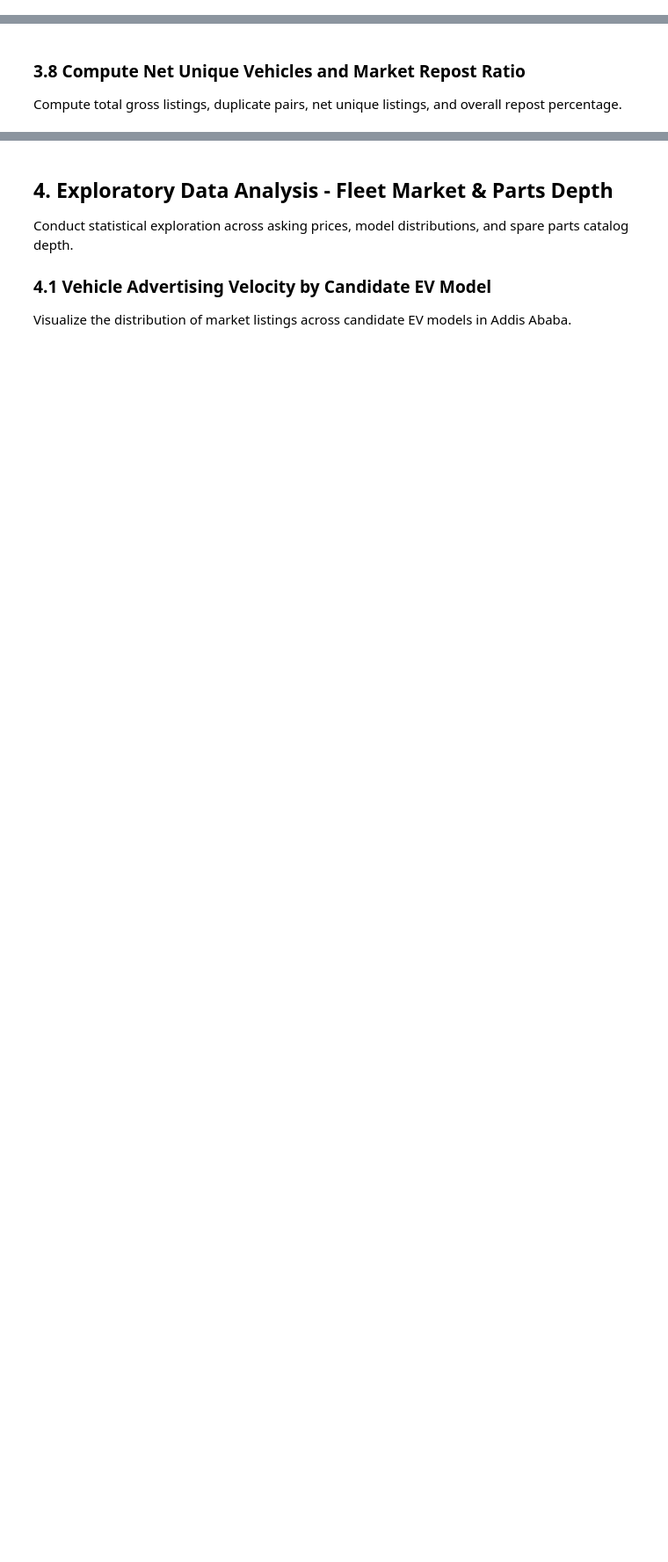
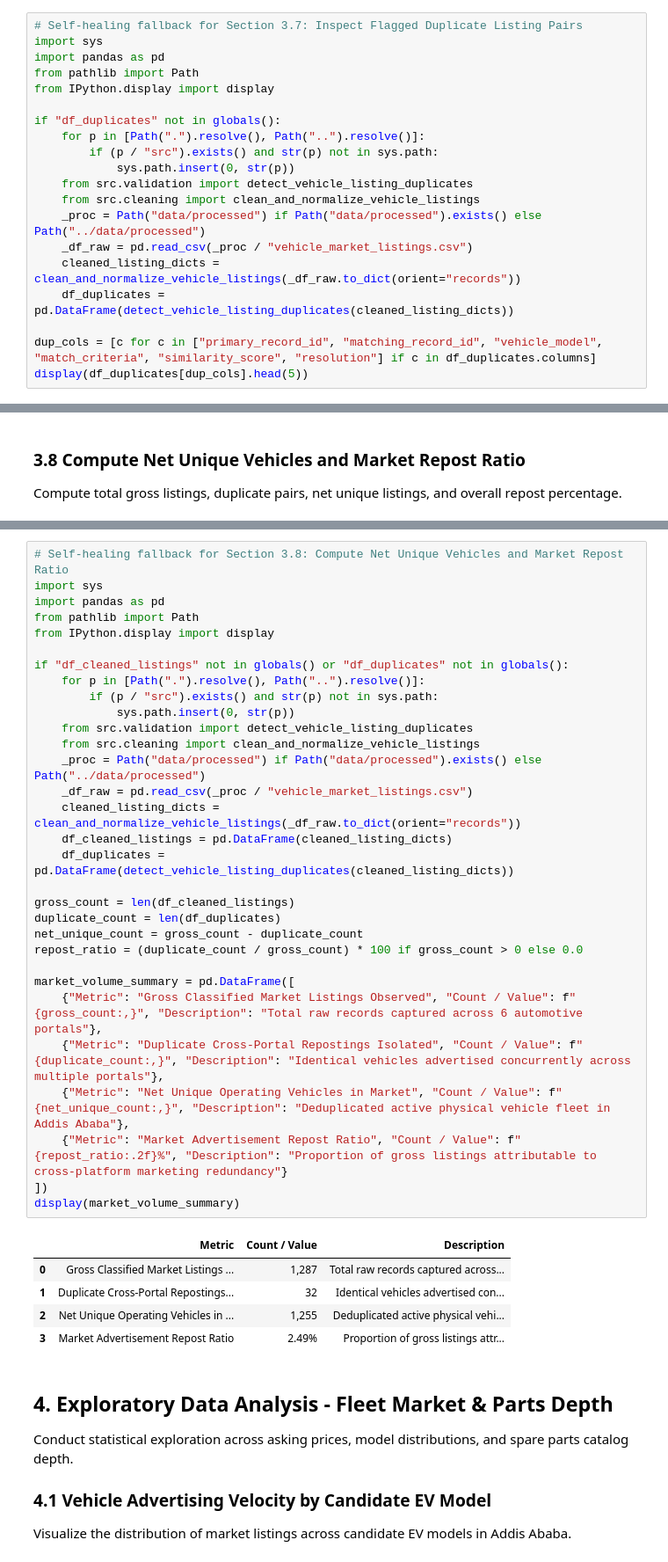
Before and after one commit to EstarCode/ev-spare-parts-prioritization, a Jupyter notebook: notebooks/Abraham_Amogne_EV_Spare_Parts_Prioritization.ipynb, the cells around one changed output, grey strips where cells are left out. Shown at 88% size. Saved outputs shown, nothing was run; the diff lists cells and outputs as text; blank space fills up the shorter version.

Commit message:
fix(notebook): make Sections 3.5, 3.6, 3.7 completely self-healing and standalone runnable

```diff
--- a/notebooks/Abraham_Amogne_EV_Spare_Parts_Prioritization.ipynb
+++ b/notebooks/Abraham_Amogne_EV_Spare_Parts_Prioritization.ipynb
@@ -462,0 +510,20 @@ display(df_duplicates[["primary_record_id", "matching_record_id", "vehicle_model
+# %%
+# Self-healing fallback for Section 3.7: Inspect Flagged Duplicate Listing Pairs
+import sys
+import pandas as pd
+from pathlib import Path
+from IPython.display import display
+
+if "df_duplicates" not in globals():
+    for p in [Path(".").resolve(), Path("..").resolve()]:
+        if (p / "src").exists() and str(p) not in sys.path:
+            sys.path.insert(0, str(p))
+    from src.validation import detect_vehicle_listing_duplicates
+    from src.cleaning import clean_and_normalize_vehicle_listings
+    _proc = Path("data/processed") if Path("data/processed").exists() else Path("../data/processed")
+    _df_raw = pd.read_csv(_proc / "vehicle_market_listings.csv")
+    cleaned_listing_dicts = clean_and_normalize_vehicle_listings(_df_raw.to_dict(orient="records"))
+    df_duplicates = pd.DataFrame(detect_vehicle_listing_duplicates(cleaned_listing_dicts))
+
+dup_cols = [c for c in ["primary_record_id", "matching_record_id", "vehicle_model", "match_criteria", "similarity_score", "resolution"] if c in df_duplicates.columns]
+display(df_duplicates[dup_cols].head(5))
@@ -482,3 +540,40 @@ display(dedup_metrics)
+# %%
+# Self-healing fallback for Section 3.8: Compute Net Unique Vehicles and Market Repost Ratio
+import sys
+import pandas as pd
+from pathlib import Path
+from IPython.display import display
+
+if "df_cleaned_listings" not in globals() or "df_duplicates" not in globals():
+    for p in [Path(".").resolve(), Path("..").resolve()]:
+        if (p / "src").exists() and str(p) not in sys.path:
+            sys.path.insert(0, str(p))
+    from src.validation import detect_vehicle_listing_duplicates
+    from src.cleaning import clean_and_normalize_vehicle_listings
+    _proc = Path("data/processed") if Path("data/processed").exists() else Path("../data/processed")
+    _df_raw = pd.read_csv(_proc / "vehicle_market_listings.csv")
+    cleaned_listing_dicts = clean_and_normalize_vehicle_listings(_df_raw.to_dict(orient="records"))
+    df_cleaned_listings = pd.DataFrame(cleaned_listing_dicts)
+    df_duplicates = pd.DataFrame(detect_vehicle_listing_duplicates(cleaned_listing_dicts))
+
+gross_count = len(df_cleaned_listings)
+duplicate_count = len(df_duplicates)
+net_unique_count = gross_count - duplicate_count
+repost_ratio = (duplicate_count / gross_count) * 100 if gross_count > 0 else 0.0
+
+market_volume_summary = pd.DataFrame([
+    {"Metric": "Gross Classified Market Listings Observed", "Count / Value": f"{gross_count:,}", "Description": "Total raw records captured across 6 automotive portals"},
+    {"Metric": "Duplicate Cross-Portal Repostings Isolated", "Count / Value": f"{duplicate_count:,}", "Description": "Identical vehicles advertised concurrently across multiple portals"},
+    {"Metric": "Net Unique Operating Vehicles in Market", "Count / Value": f"{net_unique_count:,}", "Description": "Deduplicated active physical vehicle fleet in Addis Ababa"},
+    {"Metric": "Market Advertisement Repost Ratio", "Count / Value": f"{repost_ratio:.2f}%", "Description": "Proportion of gross listings attributable to cross-platform marketing redundancy"}
+])
+display(market_volume_summary)
+# %% [output]
+|  | Metric | Count / Value | Description |
+| 0 | Gross Classified Market Listings ... | 1,287 | Total raw records captured across... |
+| 1 | Duplicate Cross-Portal Repostings... | 32 | Identical vehicles advertised con... |
+| 2 | Net Unique Operating Vehicles in ... | 1,255 | Deduplicated active physical vehi... |
+| 3 | Market Advertisement Repost Ratio | 2.49% | Proportion of gross listings attr... |
 # %% [markdown]
 ## 4. Exploratory Data Analysis - Fleet Market & Parts Depth
 Conduct statistical exploration across asking prices, model distributions, and spare parts catalog depth.
```
Also changed, not shown: parts of 8 cells of this notebook.
